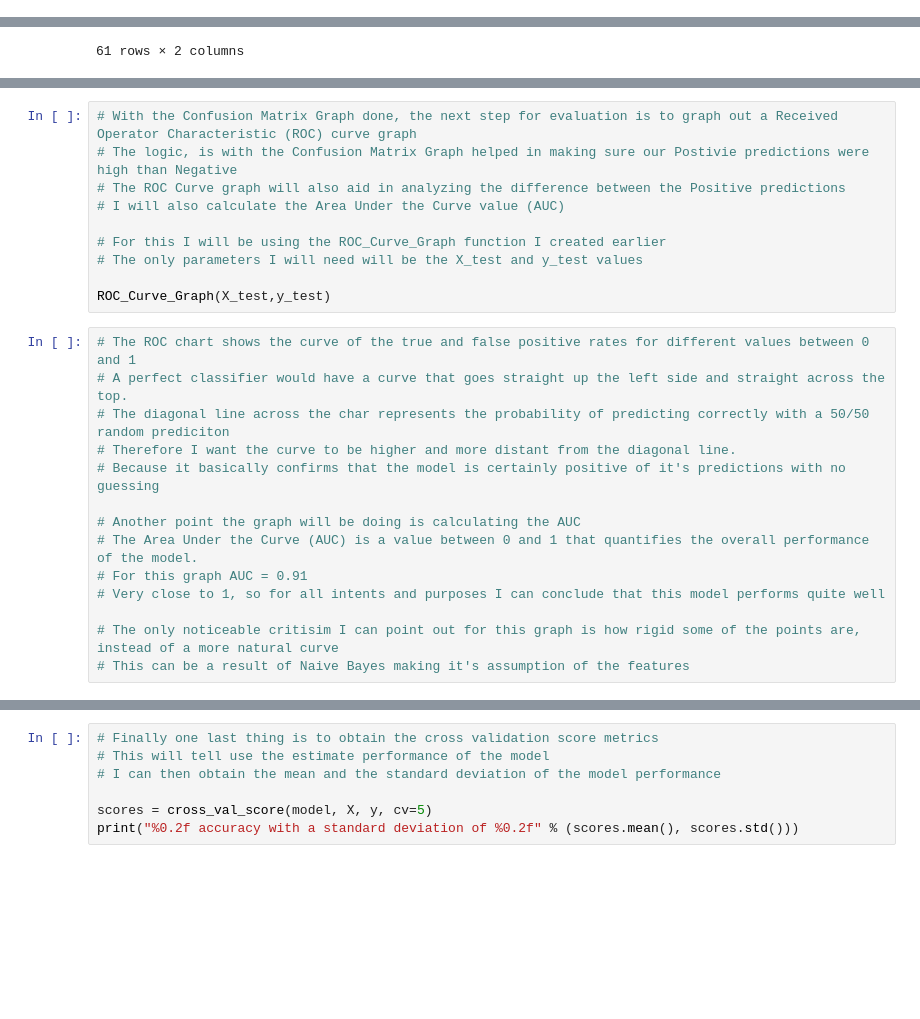
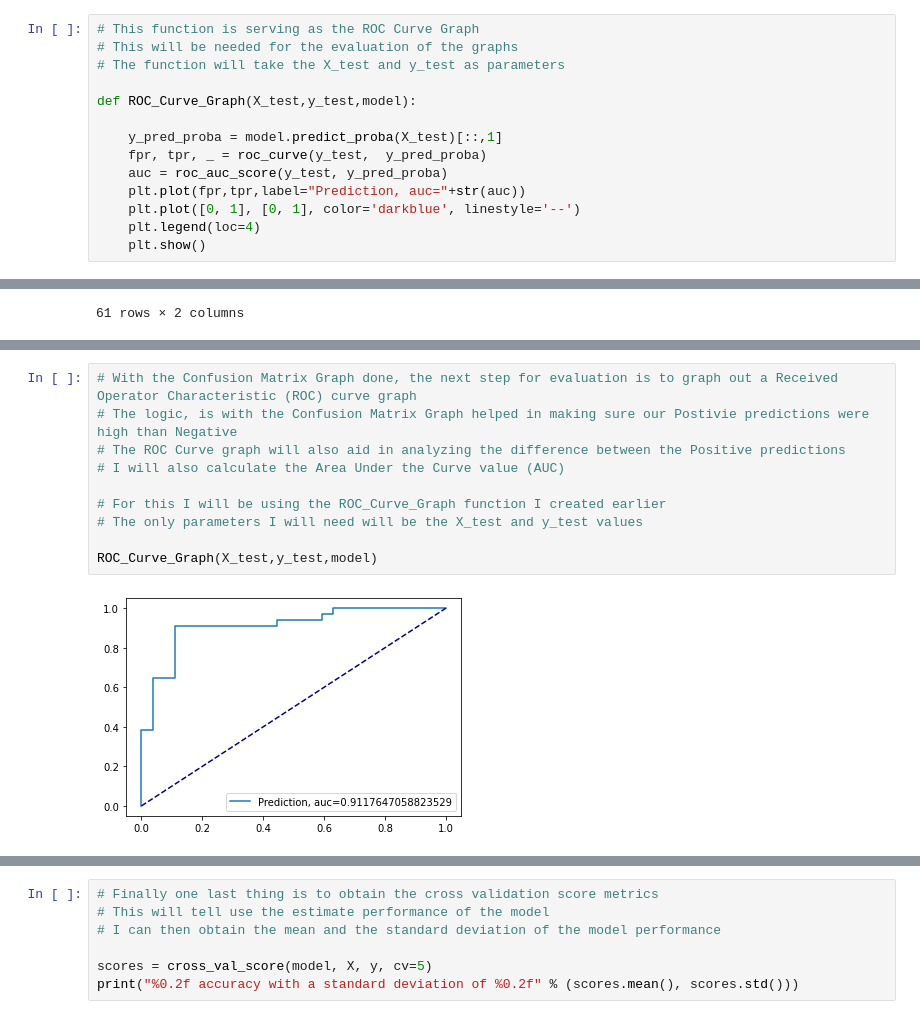
Before and after one commit to CleverJinn/DataScience, a Jupyter notebook: HeartAttack-Classification/Classification_HeartAttackPredictions.ipynb, the cells around one changed output, grey strips where cells are left out. Drawn from its saved outputs; the diff is of its cells as text; blank space fills up the shorter version.

```diff
--- a/HeartAttack-Classification/Classification_HeartAttackPredictions.ipynb
+++ b/HeartAttack-Classification/Classification_HeartAttackPredictions.ipynb
@@ -536,3 +467,17 @@ def ROC_Curve_Graph(X_test,y_test):
+# %%
+# This function is serving as the ROC Curve Graph
+# This will be needed for the evaluation of the graphs
+# The function will take the X_test and y_test as parameters
+
+def ROC_Curve_Graph(X_test,y_test,model):
+
+    y_pred_proba = model.predict_proba(X_test)[::,1]
+    fpr, tpr, _ = roc_curve(y_test,  y_pred_proba)
+    auc = roc_auc_score(y_test, y_pred_proba)
+    plt.plot(fpr,tpr,label="Prediction, auc="+str(auc))
+    plt.plot([0, 1], [0, 1], color='darkblue', linestyle='--')
+    plt.legend(loc=4)
+    plt.show()
 # %%
 # Creating a Naive Bayes model with GaussianNB() set as type
 # Fit the model and print the result
@@ -635,24 +589,12 @@ Confusion_Matrix_Graph(y_test,prediction)
 # %%
 # With the Confusion Matrix Graph done, the next step for evaluation is to graph out a Received Operator Characteristic (ROC) curve graph
 # The logic, is with the Confusion Matrix Graph helped in making sure our Postivie predictions were high than Negative
 # The ROC Curve graph will also aid in analyzing the difference between the Positive predictions
 # I will also calculate the Area Under the Curve value (AUC)
 
 # For this I will be using the ROC_Curve_Graph function I created earlier
 # The only parameters I will need will be the X_test and y_test values
 
-ROC_Curve_Graph(X_test,y_test)
+ROC_Curve_Graph(X_test,y_test,model)
+# %% [output]
+[figure, added]
-# %%
-# The ROC chart shows the curve of the true and false positive rates for different values between 0 and 1
-# A perfect classifier would have a curve that goes straight up the left side and straight across the top.
-# The diagonal line across the char represents the probability of predicting correctly with a 50/50 random prediciton
-# Therefore I want the curve to be higher and more distant from the diagonal line.
-# Because it basically confirms that the model is certainly positive of it's predictions with no guessing
-
-# Another point the graph will be doing is calculating the AUC
-# The Area Under the Curve (AUC) is a value between 0 and 1 that quantifies the overall performance of the model.
-# For this graph AUC = 0.91
-# Very close to 1, so for all intents and purposes I can conclude that this model performs quite well
-
-# The only noticeable critisim I can point out for this graph is how rigid some of the points are, instead of a more natural curve
-# This can be a result of Naive Bayes making it's assumption of the features
```
Also changed, not shown: parts of 146 cells of this notebook, 1 other file.
